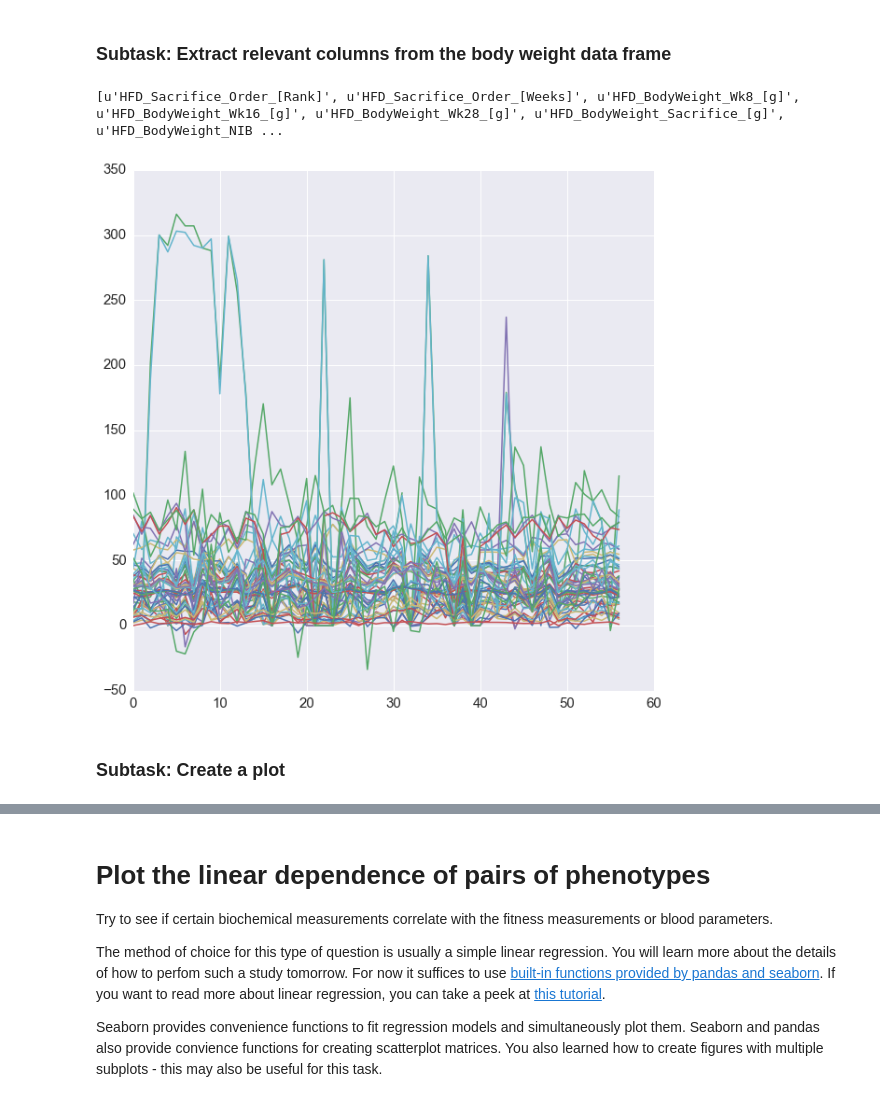
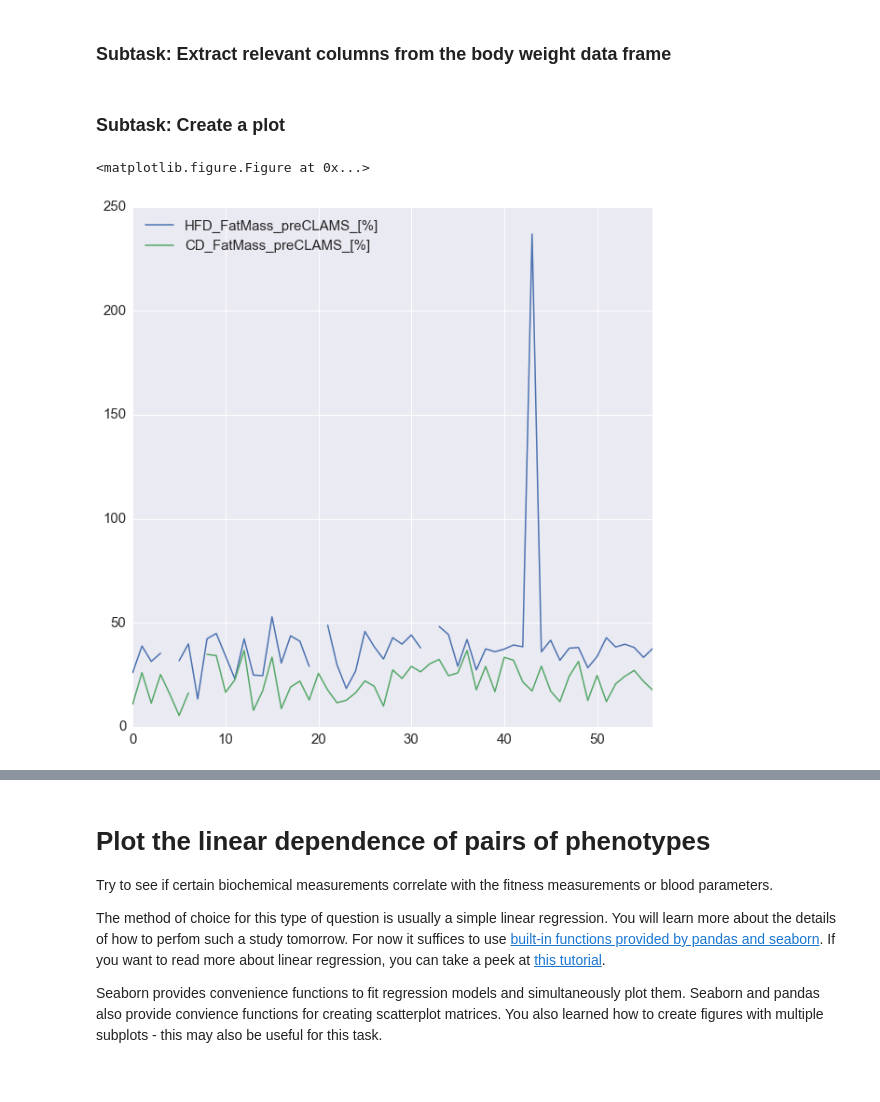
Before and after one commit to Telocontar/IntegratedBioinformatics, a Jupyter notebook: notebooks/Day2_Exploratory_Analysis.ipynb, the cells around one changed output, grey strips where cells are left out. Cells and saved outputs as stored; diff of their text form; code cells hidden in the pictures.

Commit message:
day 2 exercise

```diff
--- a/notebooks/Day2_Exploratory_Analysis.ipynb
+++ b/notebooks/Day2_Exploratory_Analysis.ipynb
@@ -501,12 +545,21 @@ compare_phenotypes("ColdTest", phenotype_df, n=50)
 Hint: calculation data frame summary statistics and plotting the values in the data frames may help exploring the ranges.
 # %% [markdown]
 ### Subtask: Extract relevant columns from the body weight data frame
-# %%
-compare_phenotypes("Body Wt & Composition", phenotype_df, verbose = True)
-
-#Body Wt & Composition
-# %% [output]
-[u'HFD_Sacrifice_Order_[Rank]', u'HFD_Sacrifice_Order_[Weeks]', u'HFD_BodyWeight_Wk8_[g]', u'HFD_BodyWeight_Wk16_[g]', u'HFD_BodyWeight_Wk28_[g]', u'HFD_BodyWeight_Sacrifice_[g]', u'HFD_BodyWeight_NIB ...
-[figure, removed]
+# %%
+hfd_diet_percentages = ["HFD_FatMass_preCLAMS_[%]","HFD_LeanMass_preCLAMS_[%]","HFD_FatMass_preWheel_[%]",
+                        "HFD_LeanMass_preWheel_[%]","HFD_FatMass_postWheel_[%]","HFD_LeanMass_postWheel_[%]",
+                        "HFD_BWGain_8-16Weeks_[%]","HFD_BWGain_8-28Weeks_[%]","HFD_BWLoss_AfterExercise_[%]",
+                        "HFD_FatMassLoss_AfterExercise_[%]"]
+
+cd_diet_percentages = ["CD_FatMass_preCLAMS_[%]","CD_LeanMass_preCLAMS_[%]","CD_FatMass_preWheel_[%]",
+                        "CD_LeanMass_preWheel_[%]","CD_FatMass_postWheel_[%]","CD_LeanMass_postWheel_[%]",
+                        "CD_BWGain_8-16Weeks_[%]","CD_BWGain_8-28Weeks_[%]","CD_BWLoss_AfterExercise_[%]",
+                        "CD_FatMassLoss_AfterExercise_[%]"]
 # %% [markdown]
 ### Subtask: Create a plot
+# %%
+compare_phenotypes("Body Wt & Composition", phenotype_df, n=1, diet1_measures=hfd_diet_percentages,
+                   diet2_measures=cd_diet_percentages)
+# %% [output]
+<matplotlib.figure.Figure at 0x...>
+[figure, added]
```
Also changed, not shown: parts of 9 cells of this notebook.
